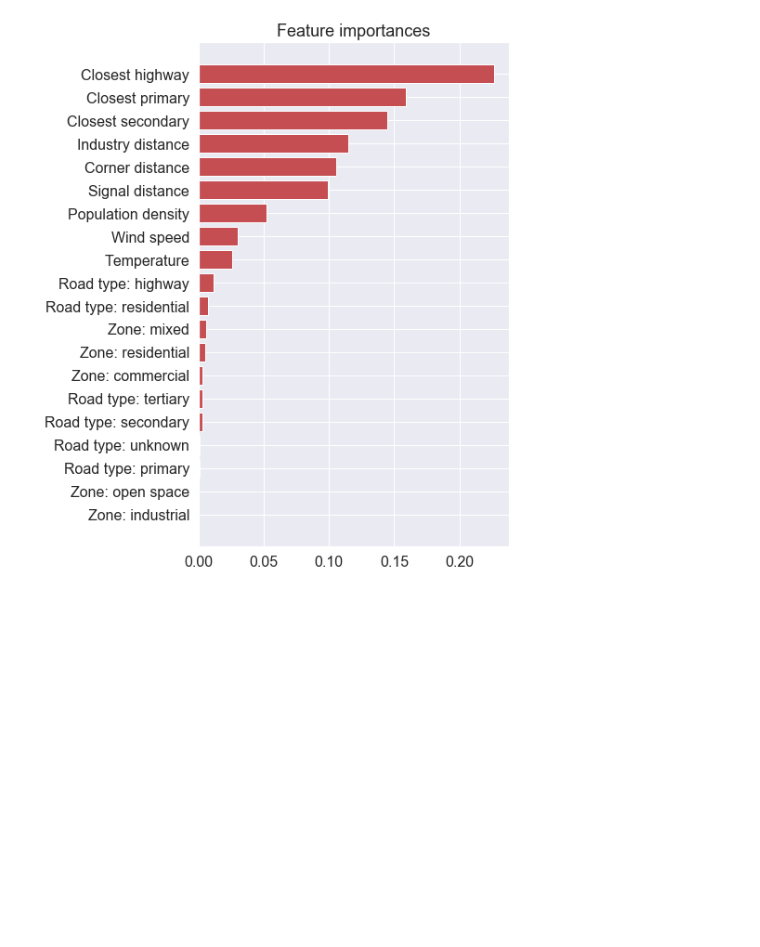
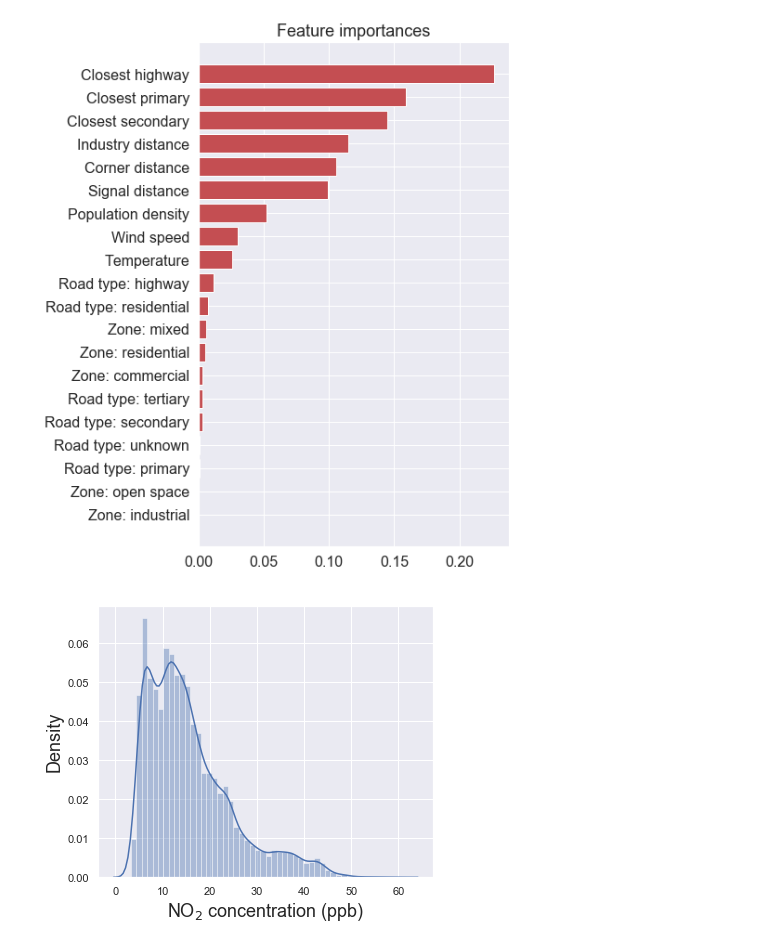
Before and after one commit to samdchamberlain/HealthyHomes_Insight, a Jupyter notebook: Pollutant_model.ipynb, the cells around one changed output. Drawn from its saved outputs; the diff is of its cells as text; code cells hidden in the pictures; blank space fills up the shorter version.

```diff
--- a/Pollutant_model.ipynb
+++ b/Pollutant_model.ipynb
@@ -860,3 +861,14 @@ plt.tick_params(labelsize=16);
 plt.savefig('importance.png', format='png', dpi=300);
 # %% [output]
 [figure]
+# %%
+EDF_points = pd.read_csv('data/GSV_all.csv')
+
+# Plot distribution of pollutants
+fig, ax2 = plt.subplots(1, 1, figsize=(6, 5))
+
+sns.distplot(EDF_points['NO2'], ax=ax2)
+ax2.set_xlabel('NO$_2$ concentration (ppb)', fontsize=18); ax2.set_ylabel('Density', fontsize=18)
+fig.savefig('distributions.png', format='png', dpi=300)
+# %% [output]
+[figure, added]
```
Also changed, not shown: parts of 1 cell of this notebook.
